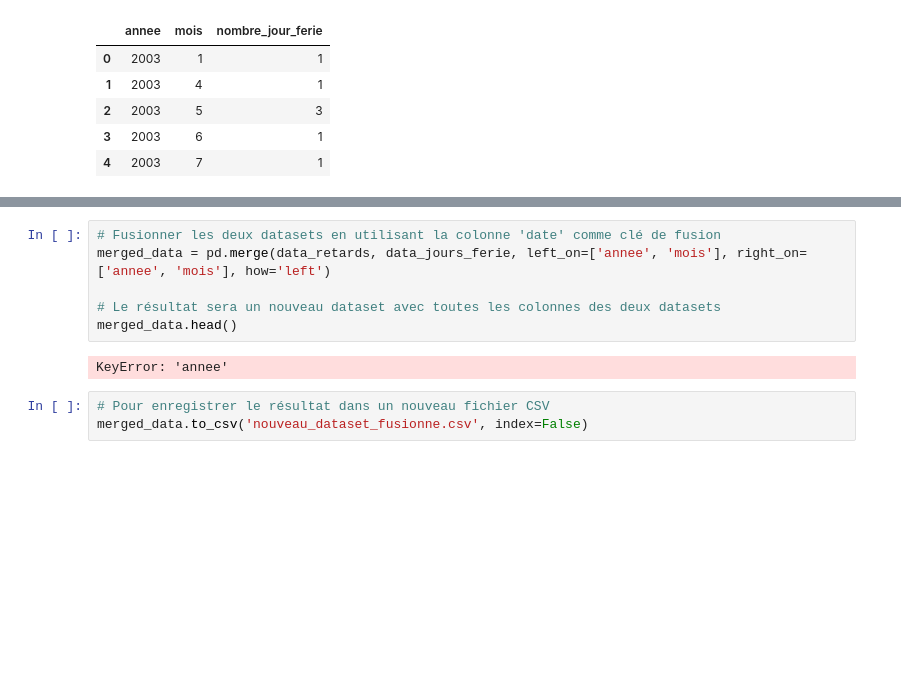
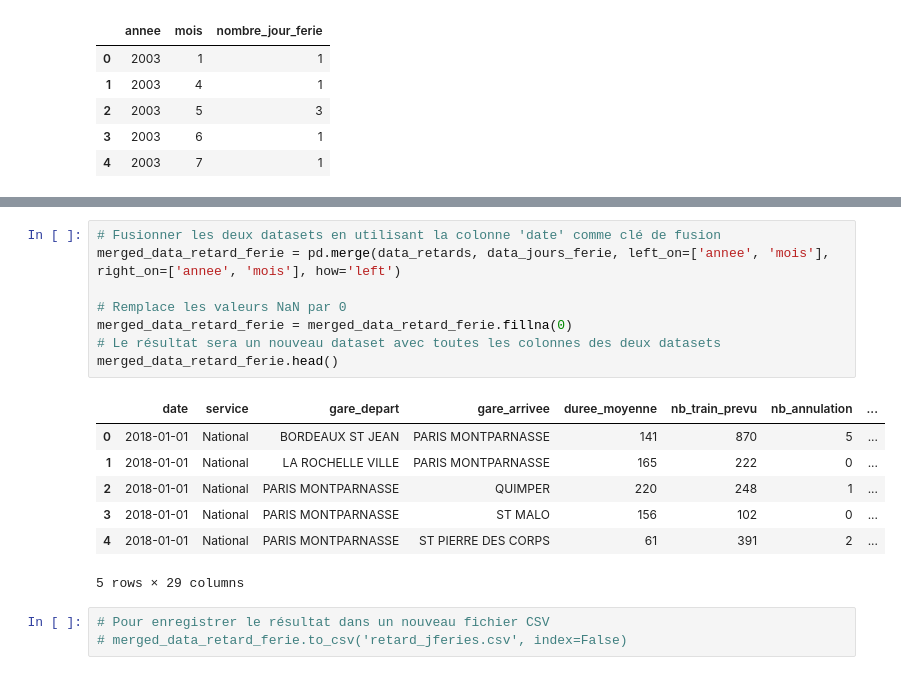
Before and after one commit to Enaouram/prediction-of-TGV-delays, a Jupyter notebook: dataset/merge_datasets.ipynb, the cells around one changed output, grey strips where cells are left out. Saved outputs shown, nothing was run; the diff lists cells and outputs as text; blank space fills up the shorter version.

```diff
--- a/dataset/merge_datasets.ipynb
+++ b/dataset/merge_datasets.ipynb
@@ -39,11 +42,19 @@ data_retards.head()
 # %%
 # Fusionner les deux datasets en utilisant la colonne 'date' comme clé de fusion
-merged_data = pd.merge(data_retards, data_jours_ferie, left_on=['annee', 'mois'], right_on=['annee', 'mois'], how='left')
+merged_data_retard_ferie = pd.merge(data_retards, data_jours_ferie, left_on=['annee', 'mois'], right_on=['annee', 'mois'], how='left')
 
+# Remplace les valeurs NaN par 0
+merged_data_retard_ferie = merged_data_retard_ferie.fillna(0)
 # Le résultat sera un nouveau dataset avec toutes les colonnes des deux datasets
-merged_data.head()
+merged_data_retard_ferie.head()
 # %% [output]
+|  | date | service | gare_depart | gare_arrivee | duree_moyenne | nb_train_prevu | nb_annulation | ... |
+| 0 | 2018-01-01 | National | BORDEAUX ST JEAN | PARIS MONTPARNASSE | 141 | 870 | 5 | ... |
+| 1 | 2018-01-01 | National | LA ROCHELLE VILLE | PARIS MONTPARNASSE | 165 | 222 | 0 | ... |
+| 2 | 2018-01-01 | National | PARIS MONTPARNASSE | QUIMPER | 220 | 248 | 1 | ... |
+| 3 | 2018-01-01 | National | PARIS MONTPARNASSE | ST MALO | 156 | 102 | 0 | ... |
+| 4 | 2018-01-01 | National | PARIS MONTPARNASSE | ST PIERRE DES CORPS | 61 | 391 | 2 | ... |
-KeyError: 'annee'
+5 rows × 29 columns
 # %%
 # Pour enregistrer le résultat dans un nouveau fichier CSV
-merged_data.to_csv('nouveau_dataset_fusionne.csv', index=False)
+# merged_data_retard_ferie.to_csv('retard_jferies.csv', index=False)
```
Also changed, not shown: parts of 6 cells of this notebook, 5 other files.
